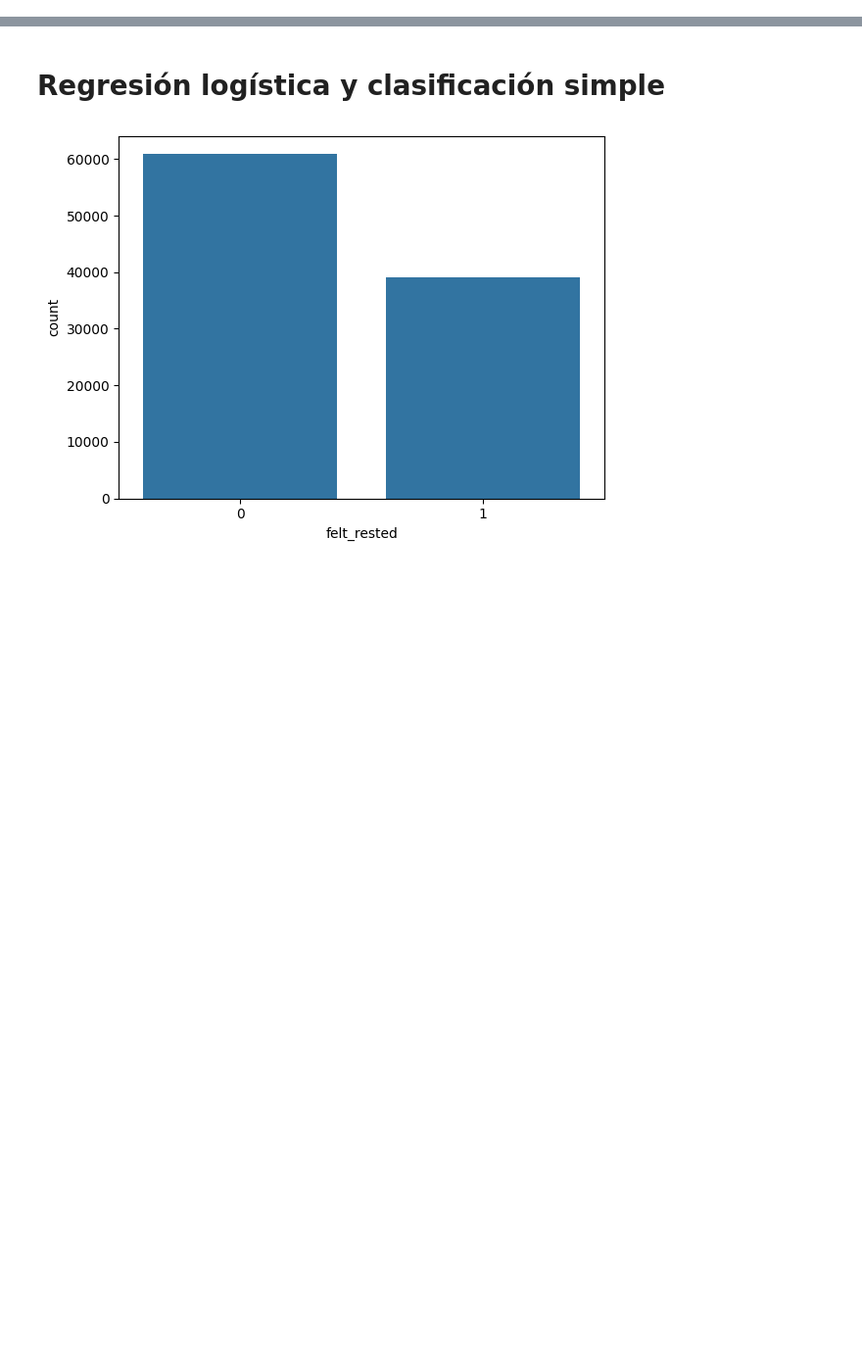
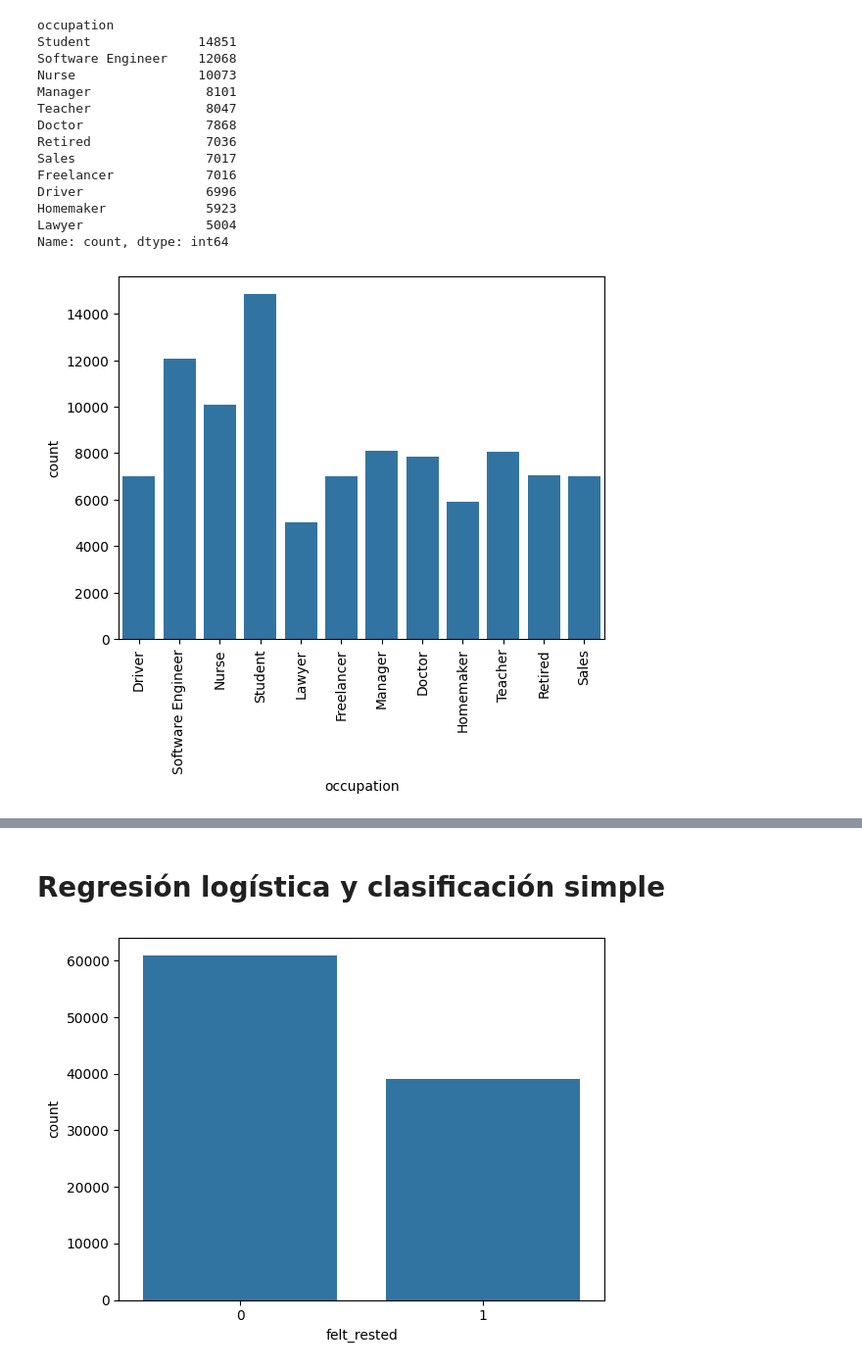
Before and after one commit to cinna-vk/iaa-pia, a Jupyter notebook: PIA_IAA.ipynb, the cells around one changed output, grey strips where cells are left out. Shown at 98% size. Drawn from its saved outputs; the diff is of its cells as text; code cells hidden in the pictures; blank space fills up the shorter version.

```diff
--- a/PIA_IAA.ipynb
+++ b/PIA_IAA.ipynb
@@ -19,0 +59,22 @@ Extracting files...
+# %%
+#analisis de occupation
+print(df['occupation'].value_counts())
+sns.countplot(x='occupation', data=df)
+plt.tick_params(axis='x', rotation=90)
+plt.show()
+# %% [output]
+occupation
+Student              14851
+Software Engineer    12068
+Nurse                10073
+Manager               8101
+Teacher               8047
+Doctor                7868
+Retired               7036
+Sales                 7017
+Freelancer            7016
+Driver                6996
+Homemaker             5923
+Lawyer                5004
+Name: count, dtype: int64
+[figure, added]
```
Also changed, not shown: parts of 9 cells of this notebook.
